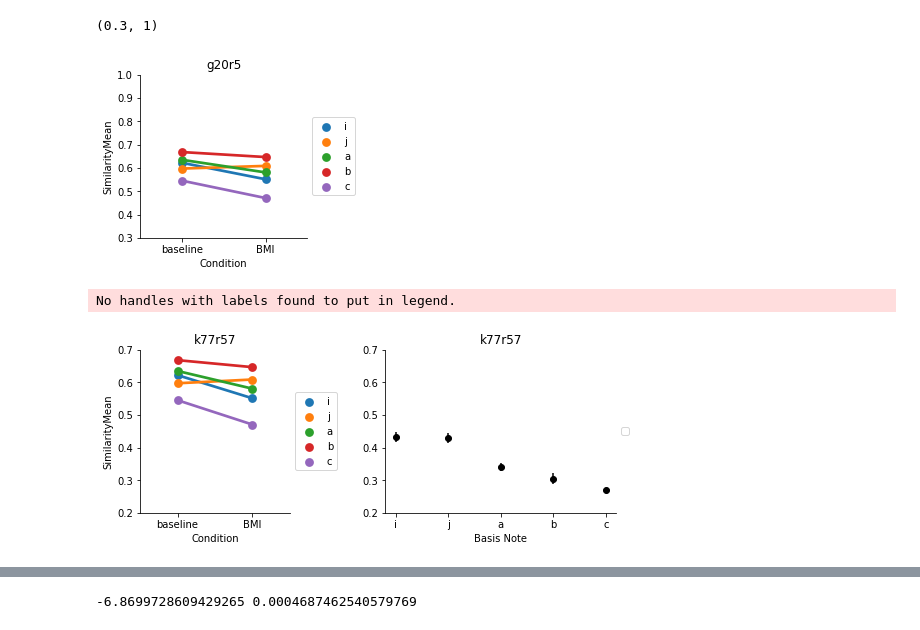
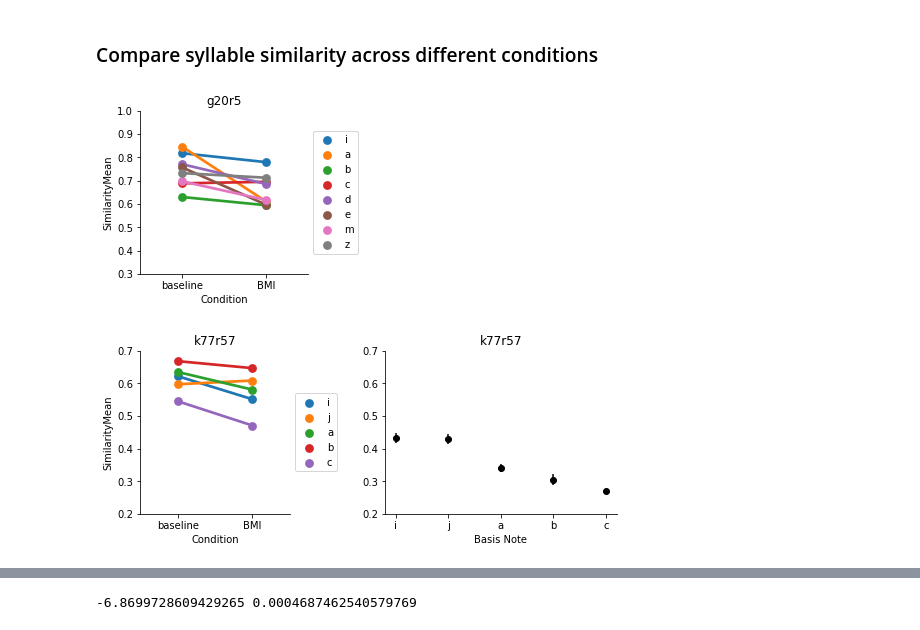
Before and after one commit to JaerongA/syllable_similarity, a Jupyter notebook: resuls.ipynb, the cells around one changed output, grey strips where cells are left out. Cells and saved outputs as stored; diff of their text form; code cells hidden in the pictures.

```diff
--- a/resuls.ipynb
+++ b/resuls.ipynb
@@ -17,15 +20,15 @@ matplotlib.rcParams['ps.fonttype'] = 42
 # %%
-data_path = Path('H:\Box\Data\BMI\Results')
+data_path = Path('./data')
 csv_file = data_path / 'SimilarityIndex.csv'
 df = pd.read_csv(csv_file)
 df = df.loc[df['NoteX']==False]
 
 csv_file = data_path / 'NoteX.csv'
 df_x = pd.read_csv(csv_file)
-df_x.head(10)
+display(df_x.head(10))
 
 df_mean_x  = df_x.groupby(['BirdID'])['SimilarityMean'].max().to_frame()
 df_mean_x['Condition'] = 'BMI_x'
 df_mean_x.reset_index(inplace=True)
-df_mean_x
+display(df_mean_x)
 # %% [output]
@@ -40,18 +58,20 @@ df_y3y18   = df[df['BirdID'] == 'y3y18']
 df_o54w8  = df[df['BirdID'] == 'o54w8']
 df_k77r57 = df[df['BirdID'] == 'k77r57']
 df_b86g86  = df[df['BirdID'] == 'b86g86']
+# %% [markdown]
+### Compare syllable similarity across different conditions
 # %%
 fig = plt.figure(figsize=(3,3))
-ax = sns.pointplot(x="Condition", y="SimilarityMean", hue = "Note", data = df,
+ax = sns.pointplot(x="Condition", y="SimilarityMean", hue = "Note", data = df_g20r5,
                    size=8, jitter=0.1, order=["baseline", "BMI"], edgecolor="black",
                    alpha =.9, linewidth = .5)
 ax.spines['right'].set_visible(False), ax.spines['top'].set_visible(False)
 ax.legend(loc='center left', bbox_to_anchor=(1, 0.5))
 ax.set_title('g20r5')
 ax.set_ylim([0.3, 1])
+plt.show()
 # %% [output]
-(0.3, 1)
-[figure, old version]
+[figure, new version]
 # %%
 birdID = 'k77r57'
 df_temp = df_x.loc[df_x['BirdID']==birdID]
@@ -72,15 +92,9 @@ ax.set_ylim([0.2, 0.7])
 ax_x = plt.subplot(gs[0,3:-1], sharey= ax)
 ax_x.errorbar(df_temp['BasisNote'], df_temp['SimilarityMean'], df_temp['SimilaritySEM'], fmt = 'o', color='k')
 ax_x.spines['right'].set_visible(False), ax_x.spines['top'].set_visible(False)
-ax_x.legend(loc='center left', bbox_to_anchor=(1, 0.5))
 ax_x.set_title(birdID)
 ax_x.set_xlabel('Basis Note')
 
-# Save figure
-data_path = Path('H:\Box\Data\BMI\Results')
-fig_name = data_path / 'k77r57.pdf'
-plt.savefig(fig_name, transparent=True)
 plt.show()
 # %% [output]
-No handles with labels found to put in legend.
-[figure, old version]
+[figure, new version]
```
Also changed, not shown: parts of 10 cells of this notebook, 2 other files.
